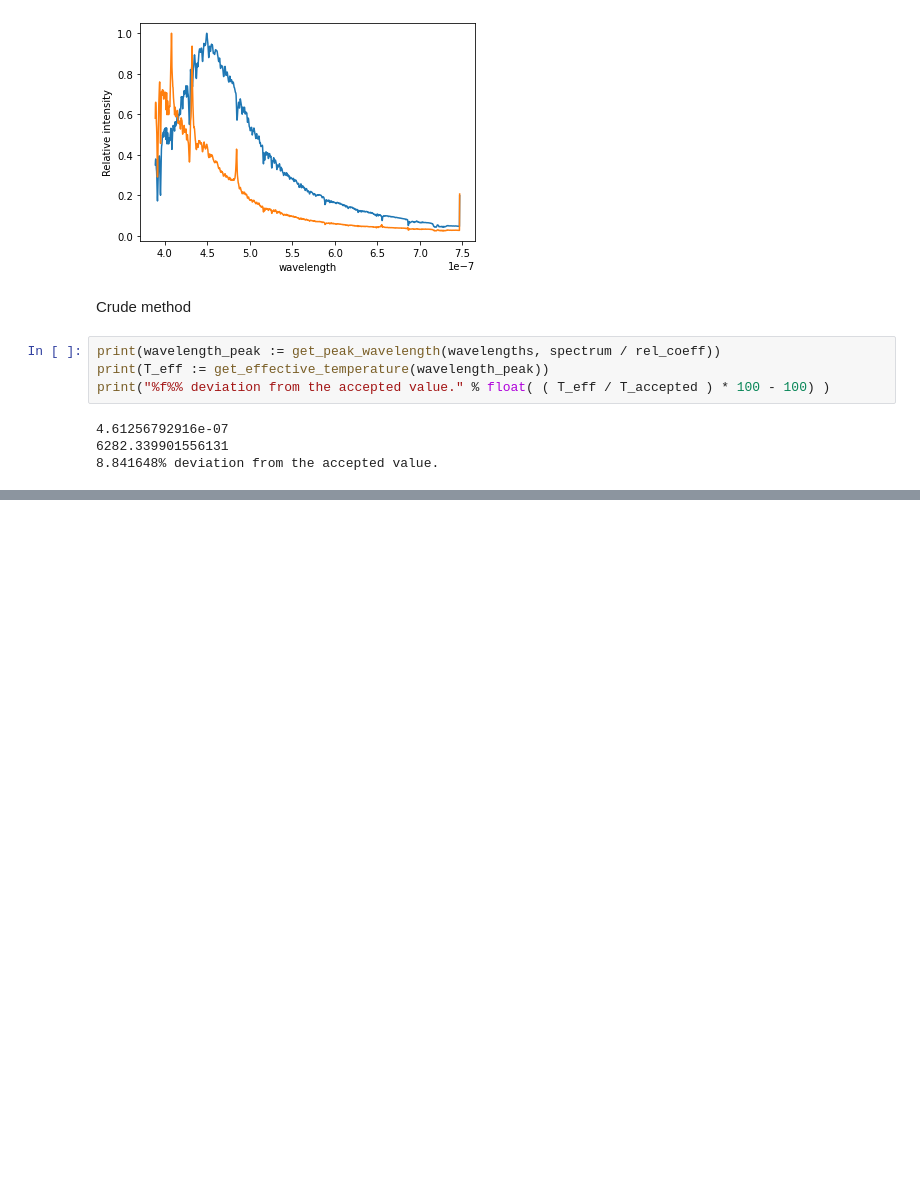
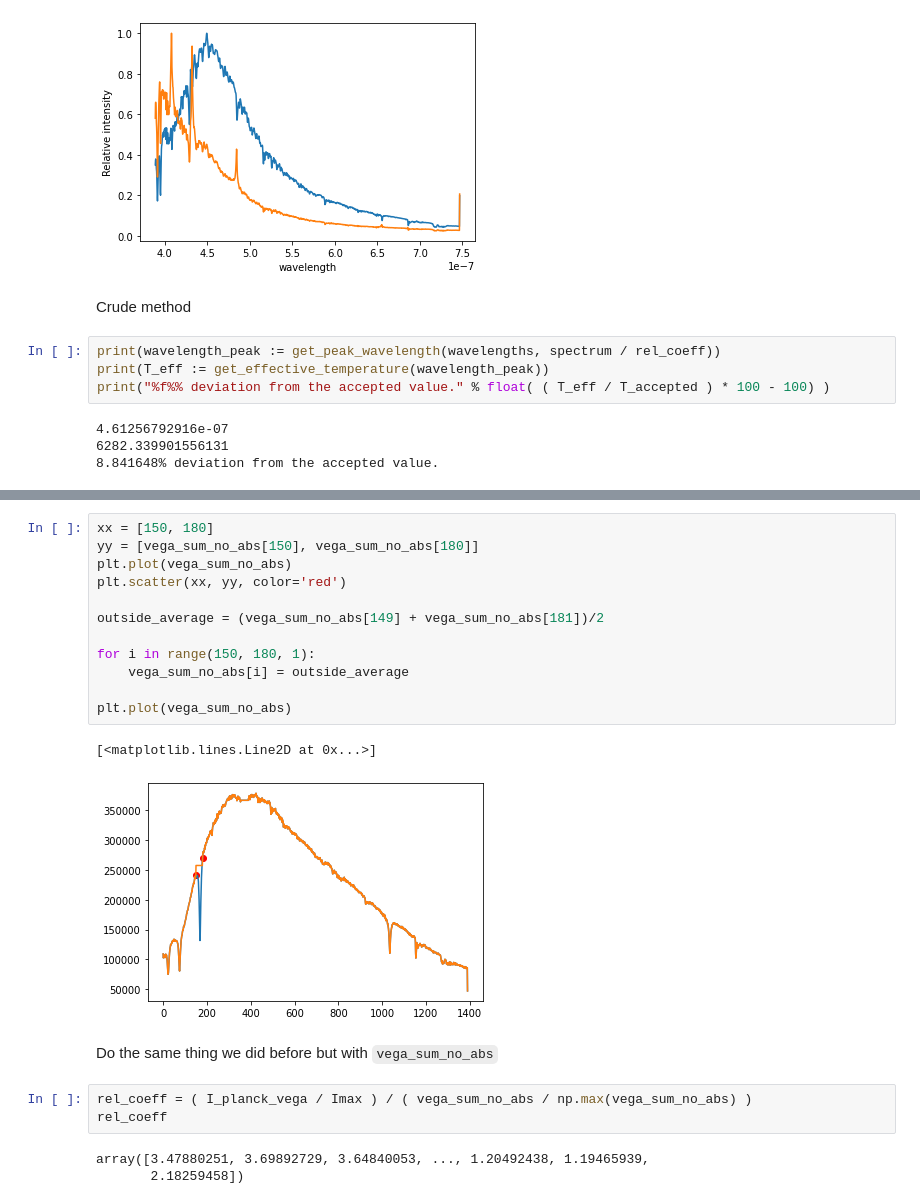
Before and after one commit to Yousousen/solar_physics, a Jupyter notebook: scripts/spectrum.ipynb, the cells around one changed output, grey strips where cells are left out. Cells and saved outputs as stored; diff of their text form; blank space fills up the shorter version.

```diff
--- a/scripts/spectrum.ipynb
+++ b/scripts/spectrum.ipynb
@@ -371,0 +380,23 @@ print("%f%% deviation from the accepted value." % float( ( T_eff / T_accepted )
+# %%
+xx = [150, 180]
+yy = [vega_sum_no_abs[150], vega_sum_no_abs[180]]
+plt.plot(vega_sum_no_abs)
+plt.scatter(xx, yy, color='red')
+
+outside_average = (vega_sum_no_abs[149] + vega_sum_no_abs[181])/2
+
+for i in range(150, 180, 1):
+    vega_sum_no_abs[i] = outside_average
+
+plt.plot(vega_sum_no_abs)
+# %% [output]
+[<matplotlib.lines.Line2D at 0x...>]
+[figure, added]
+# %% [markdown]
+Do the same thing we did before but with `vega_sum_no_abs`
+# %%
+rel_coeff = ( I_planck_vega / Imax ) / ( vega_sum_no_abs / np.max(vega_sum_no_abs) )
+rel_coeff
+# %% [output]
+array([3.47880251, 3.69892729, 3.64840053, ..., 1.20492438, 1.19465939,
+       2.18259458])
```
Also changed, not shown: parts of 7 cells of this notebook.
